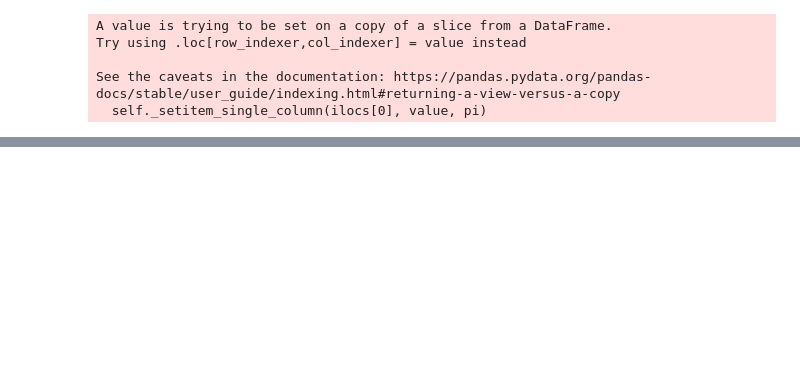
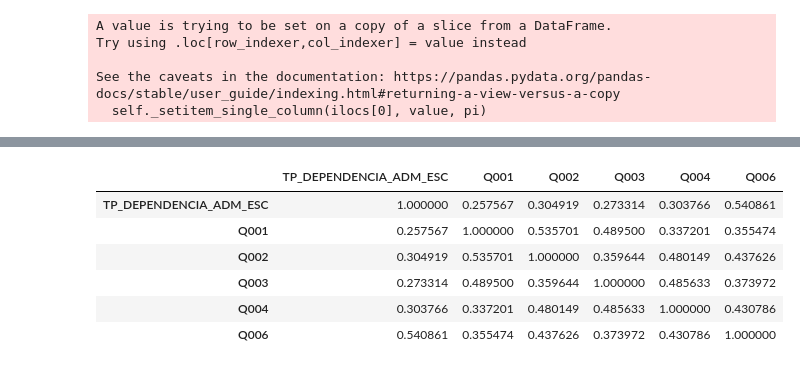
Before and after one commit to kamaranhao/analise-dados-enem-2021, a Jupyter notebook: analise-dados.ipynb, the cells around one changed output, grey strips where cells are left out. Cells and saved outputs as stored; diff of their text form; code cells hidden in the pictures; blank space fills up the shorter version.

```diff
--- a/analise-dados.ipynb
+++ b/analise-dados.ipynb
@@ -1064,3 +997,13 @@ sns.pairplot(data=qse_sem_na.iloc[:200, :], hue='SUCESSO')
+# %%
+qse_sem_na.corr()
+# %% [output]
+|  | TP_DEPENDENCIA_ADM_ESC | Q001 | Q002 | Q003 | Q004 | Q006 |
+| TP_DEPENDENCIA_ADM_ESC | 1.000000 | 0.257567 | 0.304919 | 0.273314 | 0.303766 | 0.540861 |
+| Q001 | 0.257567 | 1.000000 | 0.535701 | 0.489500 | 0.337201 | 0.355474 |
+| Q002 | 0.304919 | 0.535701 | 1.000000 | 0.359644 | 0.480149 | 0.437626 |
+| Q003 | 0.273314 | 0.489500 | 0.359644 | 1.000000 | 0.485633 | 0.373972 |
+| Q004 | 0.303766 | 0.337201 | 0.480149 | 0.485633 | 1.000000 | 0.430786 |
+| Q006 | 0.540861 | 0.355474 | 0.437626 | 0.373972 | 0.430786 | 1.000000 |
 # %% [markdown]
 ## Conclusão
 ---
```
Also changed, not shown: parts of 20 cells of this notebook.
